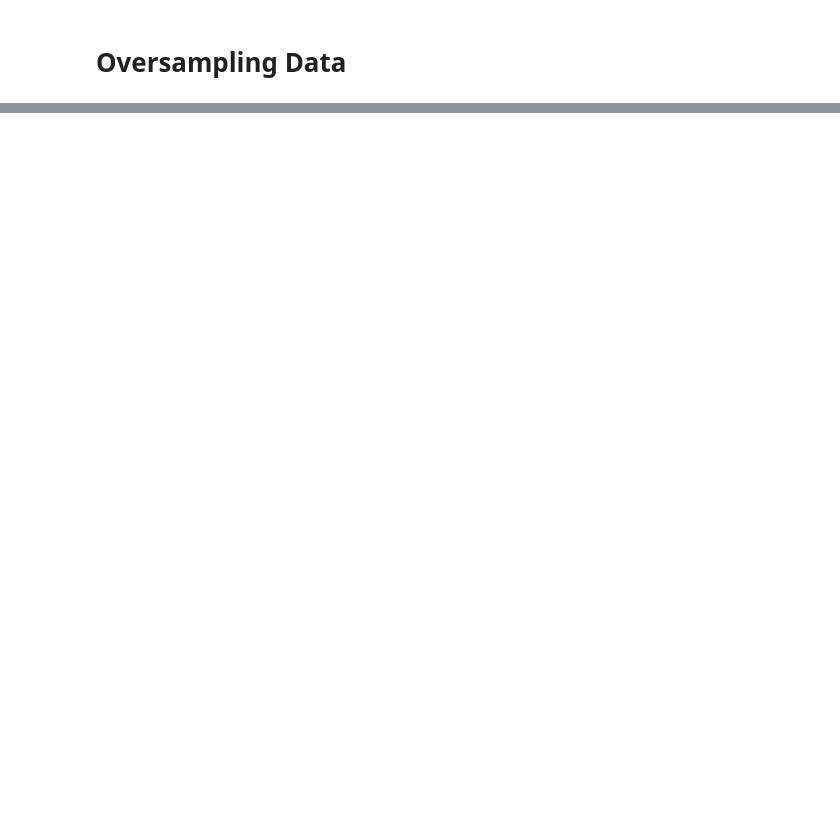
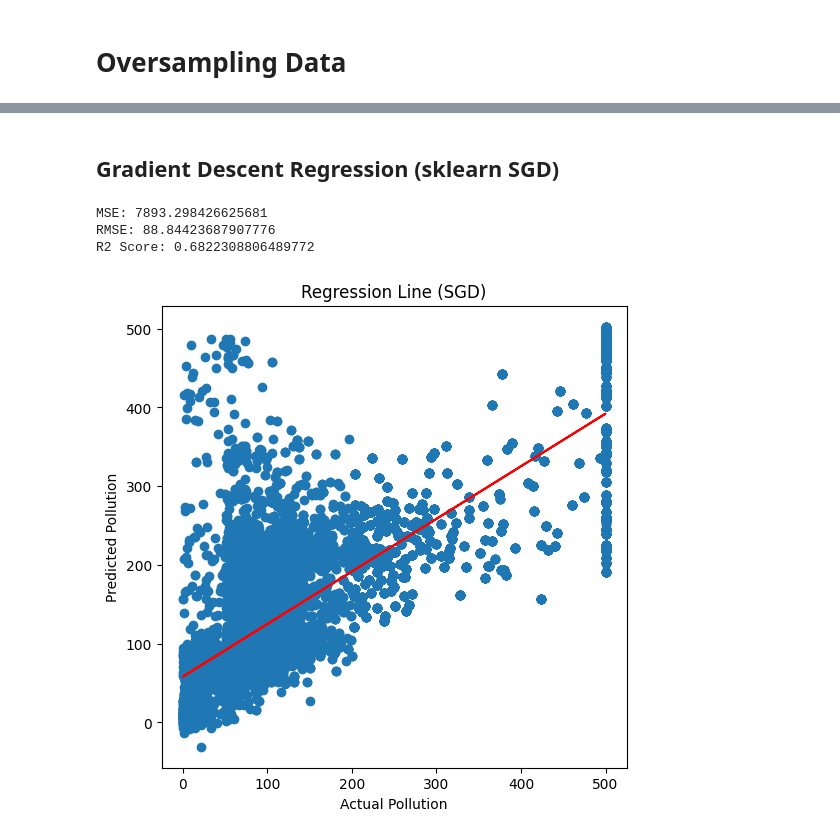
Before and after one commit to Soumya2705/Linear_regression_on_Air_pollution, a Jupyter notebook: linear regression.ipynb, the cells around one changed output, grey strips where cells are left out. Drawn from its saved outputs; the diff is of its cells as text; code cells hidden in the pictures; blank space fills up the shorter version.

```diff
--- a/linear regression.ipynb
+++ b/linear regression.ipynb
@@ -1267,0 +1380,53 @@ Max value: 4
+# %% [markdown]
+## Gradient Descent Regression (sklearn SGD)
+# %%
+
+
+# categorical + numeric columns
+cat_cols = ['country','city']
+num_cols = ['year','month','day']
+
+# preprocessing: encode categorical + scale numeric
+preprocessor = ColumnTransformer([
+    ('cat', OneHotEncoder(handle_unknown='ignore'), cat_cols),
+    ('num', StandardScaler(), num_cols)
+])
+
+# SGD Regression model
+model = SGDRegressor(max_iter=100, learning_rate='constant', eta0=0.0035, random_state=25)
+
+# pipeline
+pipeline = Pipeline([
+    ('prep', preprocessor),
+    ('model', model)
+])
+
+# train
+pipeline.fit(X_under_train, y_under_train)
+
+# predict
+y_pred_under_3 = pipeline.predict(X_under_test)
+
+# evaluation
+print("MSE:", mean_squared_error(y_under_test, y_pred_under_3))
+print("RMSE:", np.sqrt(mean_squared_error(y_under_test, y_pred_under_3)))
+print("R2 Score:", r2_score(y_under_test, y_pred_under_3))
+# %% [output]
+MSE: 7893.298426625681
+RMSE: 88.84423687907776
+R2 Score: 0.6822308806489772
+# %%
+plt.figure(figsize=(6,6))
+plt.scatter(y_under_test, y_pred_under_3)
+
+# regression line (red color)
+z = np.polyfit(y_under_test, y_pred_under_3, 1)
+p = np.poly1d(z)
+plt.plot(y_under_test, p(y_under_test), color='red')
+
+plt.xlabel("Actual Pollution")
+plt.ylabel("Predicted Pollution")
+plt.title("Regression Line (SGD)")
+plt.show()
+# %% [output]
+[figure, added]
```
Also changed, not shown: parts of 125 cells of this notebook, 1 other file.
